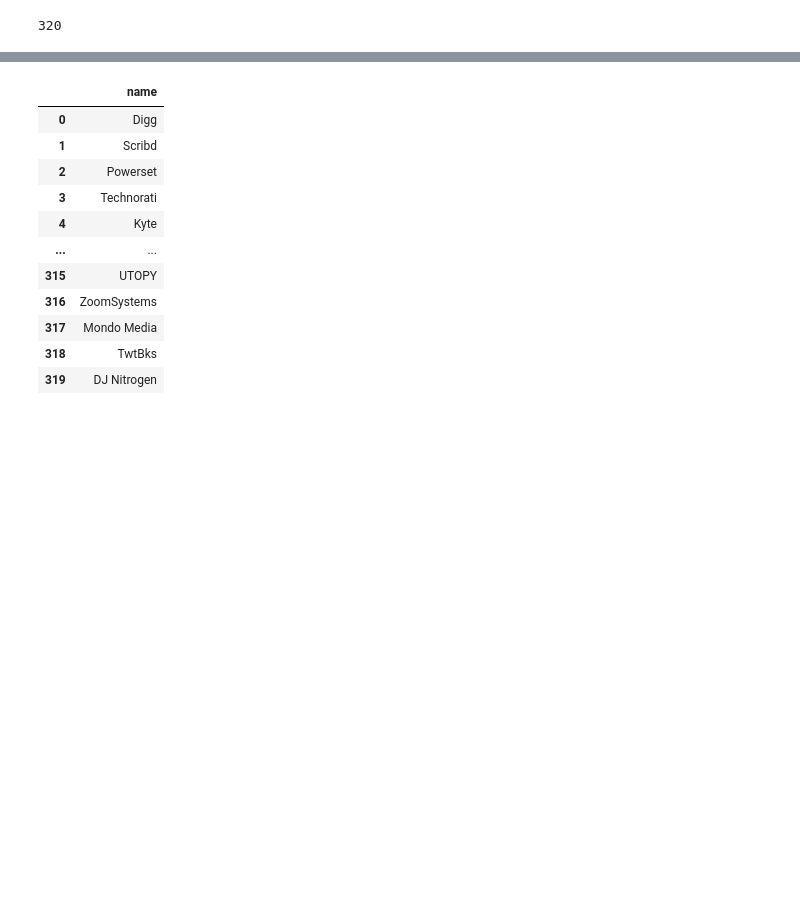
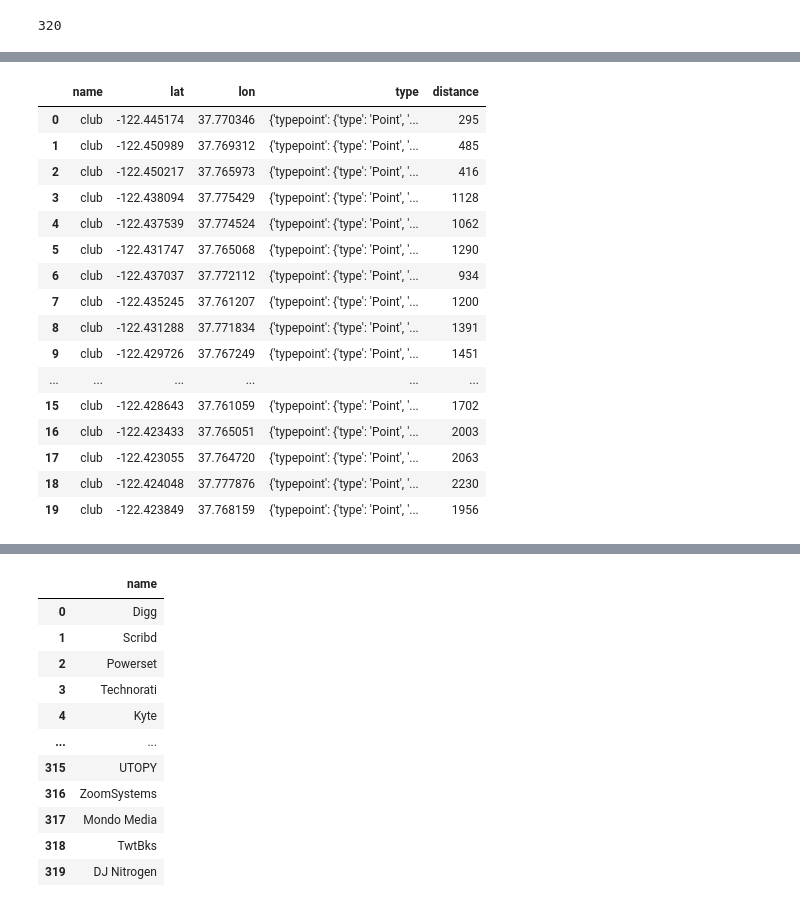
Before and after one commit to jmedina237/project3_GEO, a Jupyter notebook: project3_JOAQUIN.ipynb, the cells around one changed output, grey strips where cells are left out. Drawn from its saved outputs; the diff is of its cells as text; code cells hidden in the pictures; blank space fills up the shorter version.

```diff
--- a/project3_JOAQUIN.ipynb
+++ b/project3_JOAQUIN.ipynb
@@ -1009,0 +991,9 @@ new_list_pet[:2]
+# %%
+for index, row in df3.iterrows():
+    pet = {"location": [row["lat"], row["lon"]], "tooltip": row["name"]}
+
+    icon = Icon (color="orange", opacity = 0.6, prefix = "fa", icon="credit-card", icon_color = "black")
+
+    new_marker = Marker(**pet, icon = icon, radius = 2)
+
+    new_marker.add_to(sanFran_map_HM)
@@ -1200,0 +1120,22 @@ dist_club
+# %%
+df4= pd.DataFrame(new_list_club)
+df4["name"] = "club"
+df4
+# %% [output]
+|  | name | lat | lon | type | distance |
+| 0 | club | -122.445174 | 37.770346 | {'typepoint': {'type': 'Point', '... | 295 |
+| 1 | club | -122.450989 | 37.769312 | {'typepoint': {'type': 'Point', '... | 485 |
+| 2 | club | -122.450217 | 37.765973 | {'typepoint': {'type': 'Point', '... | 416 |
+| 3 | club | -122.438094 | 37.775429 | {'typepoint': {'type': 'Point', '... | 1128 |
+| 4 | club | -122.437539 | 37.774524 | {'typepoint': {'type': 'Point', '... | 1062 |
+| 5 | club | -122.431747 | 37.765068 | {'typepoint': {'type': 'Point', '... | 1290 |
+| 6 | club | -122.437037 | 37.772112 | {'typepoint': {'type': 'Point', '... | 934 |
+| 7 | club | -122.435245 | 37.761207 | {'typepoint': {'type': 'Point', '... | 1200 |
+| 8 | club | -122.431288 | 37.771834 | {'typepoint': {'type': 'Point', '... | 1391 |
+| 9 | club | -122.429726 | 37.767249 | {'typepoint': {'type': 'Point', '... | 1451 |
+| ... | ... | ... | ... | ... | ... |
+| 15 | club | -122.428643 | 37.761059 | {'typepoint': {'type': 'Point', '... | 1702 |
+| 16 | club | -122.423433 | 37.765051 | {'typepoint': {'type': 'Point', '... | 2003 |
+| 17 | club | -122.423055 | 37.764720 | {'typepoint': {'type': 'Point', '... | 2063 |
+| 18 | club | -122.424048 | 37.777876 | {'typepoint': {'type': 'Point', '... | 2230 |
+| 19 | club | -122.423849 | 37.768159 | {'typepoint': {'type': 'Point', '... | 1956 |
```
Also changed, not shown: parts of 142 cells of this notebook.
